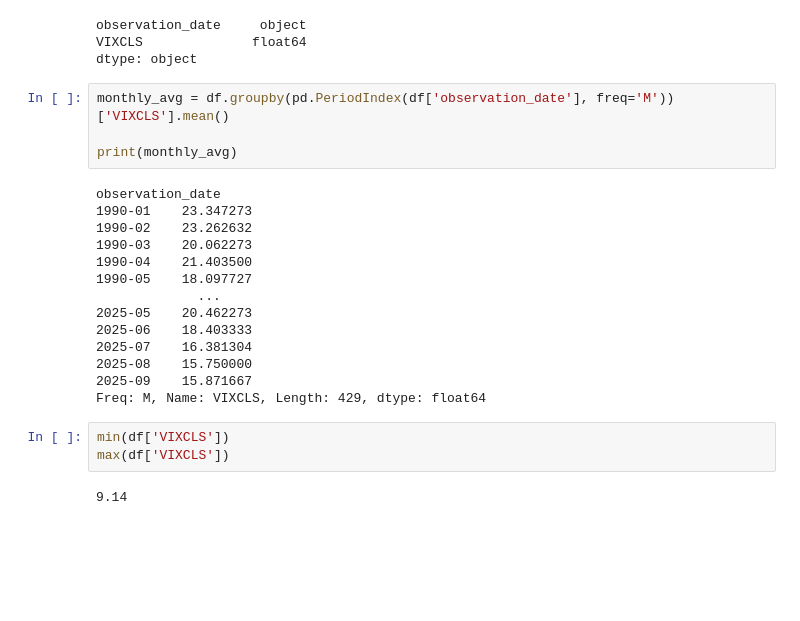
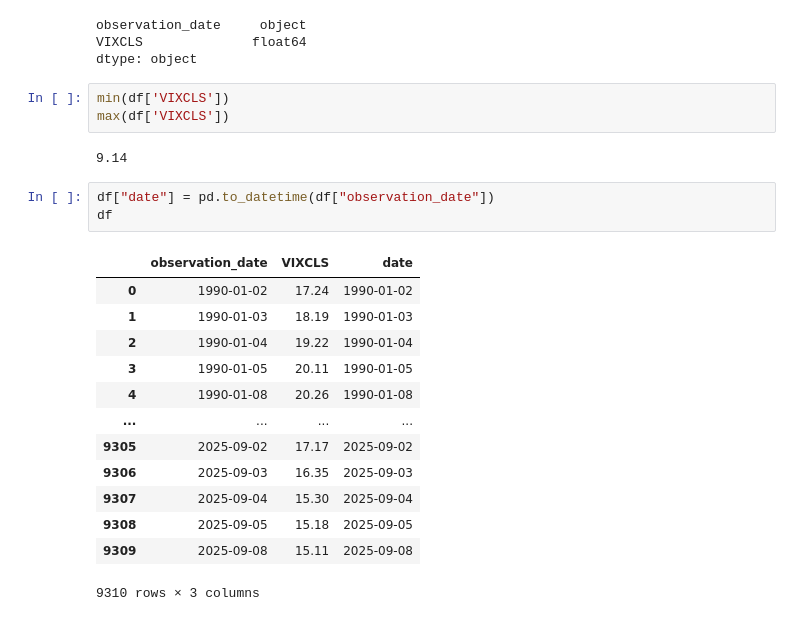
Before and after one commit to katelync12/HomeCast, a Jupyter notebook: vix.ipynb, the cells around one changed output. Cells and saved outputs as stored; diff of their text form; blank space fills up the shorter version.

```diff
--- a/vix.ipynb
+++ b/vix.ipynb
@@ -34,26 +34,25 @@ df.dtypes
 observation_date     object
 VIXCLS              float64
 dtype: object
-# %%
-monthly_avg = df.groupby(pd.PeriodIndex(df['observation_date'], freq='M'))['VIXCLS'].mean()
-
-print(monthly_avg)
-# %% [output]
-observation_date
-1990-01    23.347273
-1990-02    23.262632
-1990-03    20.062273
-1990-04    21.403500
-1990-05    18.097727
-             ...
-2025-05    20.462273
-2025-06    18.403333
-2025-07    16.381304
-2025-08    15.750000
-2025-09    15.871667
-Freq: M, Name: VIXCLS, Length: 429, dtype: float64
 # %%
 min(df['VIXCLS'])
 max(df['VIXCLS'])
 # %% [output]
 9.14
+# %%
+df["date"] = pd.to_datetime(df["observation_date"])
+df
+# %% [output]
+|  | observation_date | VIXCLS | date |
+| 0 | 1990-01-02 | 17.24 | 1990-01-02 |
+| 1 | 1990-01-03 | 18.19 | 1990-01-03 |
+| 2 | 1990-01-04 | 19.22 | 1990-01-04 |
+| 3 | 1990-01-05 | 20.11 | 1990-01-05 |
+| 4 | 1990-01-08 | 20.26 | 1990-01-08 |
+| ... | ... | ... | ... |
+| 9305 | 2025-09-02 | 17.17 | 2025-09-02 |
+| 9306 | 2025-09-03 | 16.35 | 2025-09-03 |
+| 9307 | 2025-09-04 | 15.30 | 2025-09-04 |
+| 9308 | 2025-09-05 | 15.18 | 2025-09-05 |
+| 9309 | 2025-09-08 | 15.11 | 2025-09-08 |
+9310 rows × 3 columns
```
Also changed, not shown: parts of 3 cells of this notebook.
